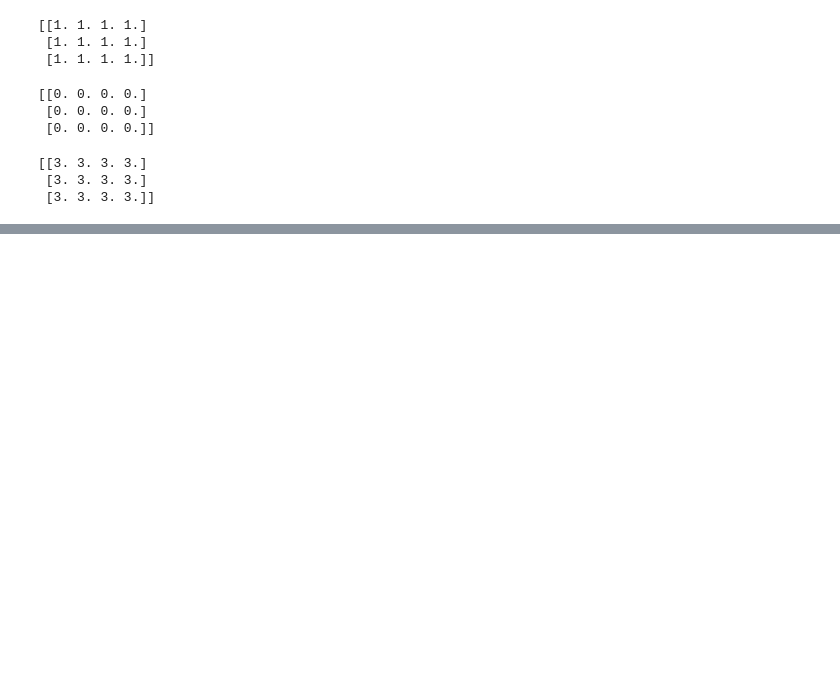
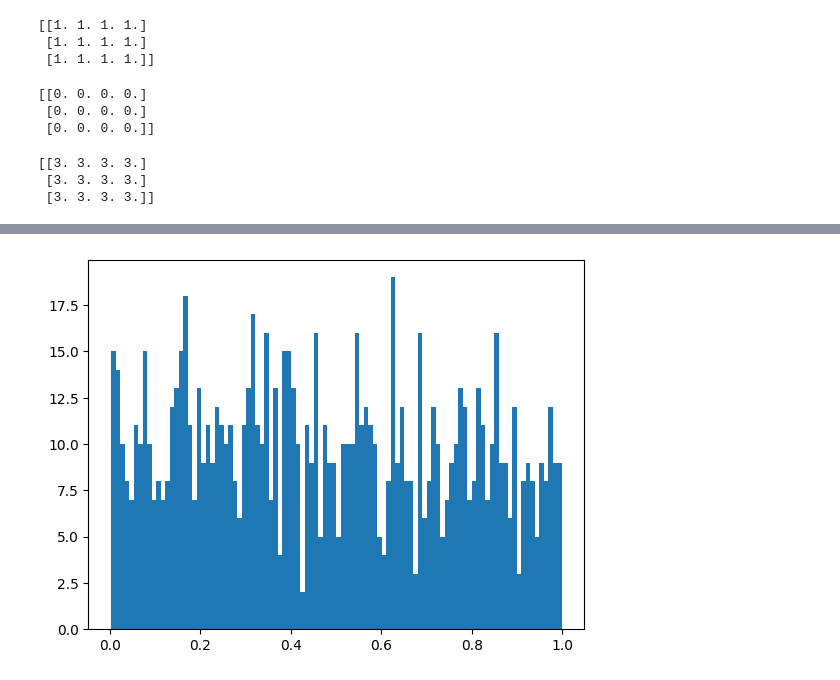
Before and after one commit to sukjin1/ed, a Jupyter notebook: numpy_practice.ipynb, the cells around one changed output, grey strips where cells are left out. Drawn from its saved outputs; the diff is of its cells as text; code cells hidden in the pictures; blank space fills up the shorter version.

```diff
--- a/numpy_practice.ipynb
+++ b/numpy_practice.ipynb
@@ -42,0 +98,8 @@ print(d)
+# %%
+#np.rand
+
+a = np.random.rand(1000) # 균등한 분포로 1000개의 수를 생성
+plt.hist(a, bins=100)
+plt.show()
+# %% [output]
+[figure, added]
```
Also changed, not shown: parts of 18 cells of this notebook.
